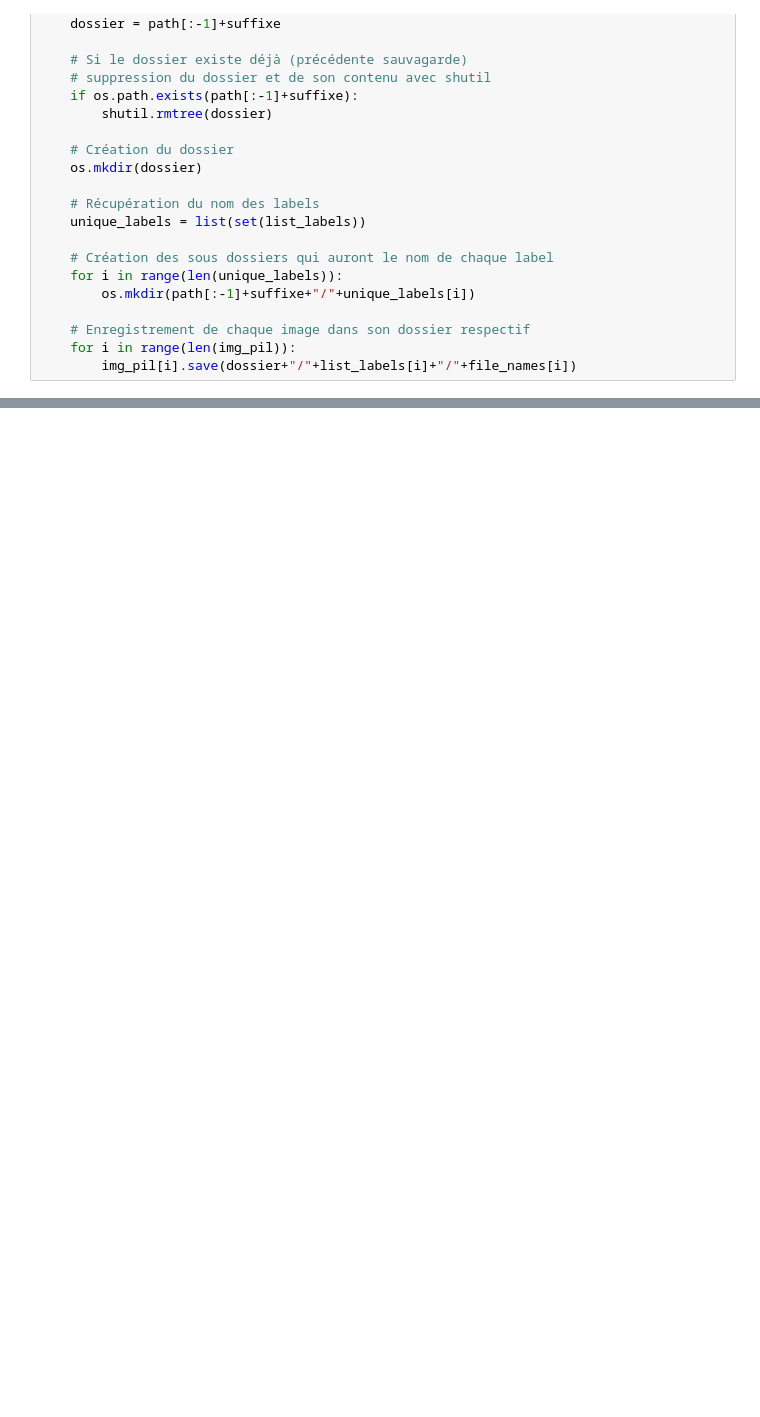
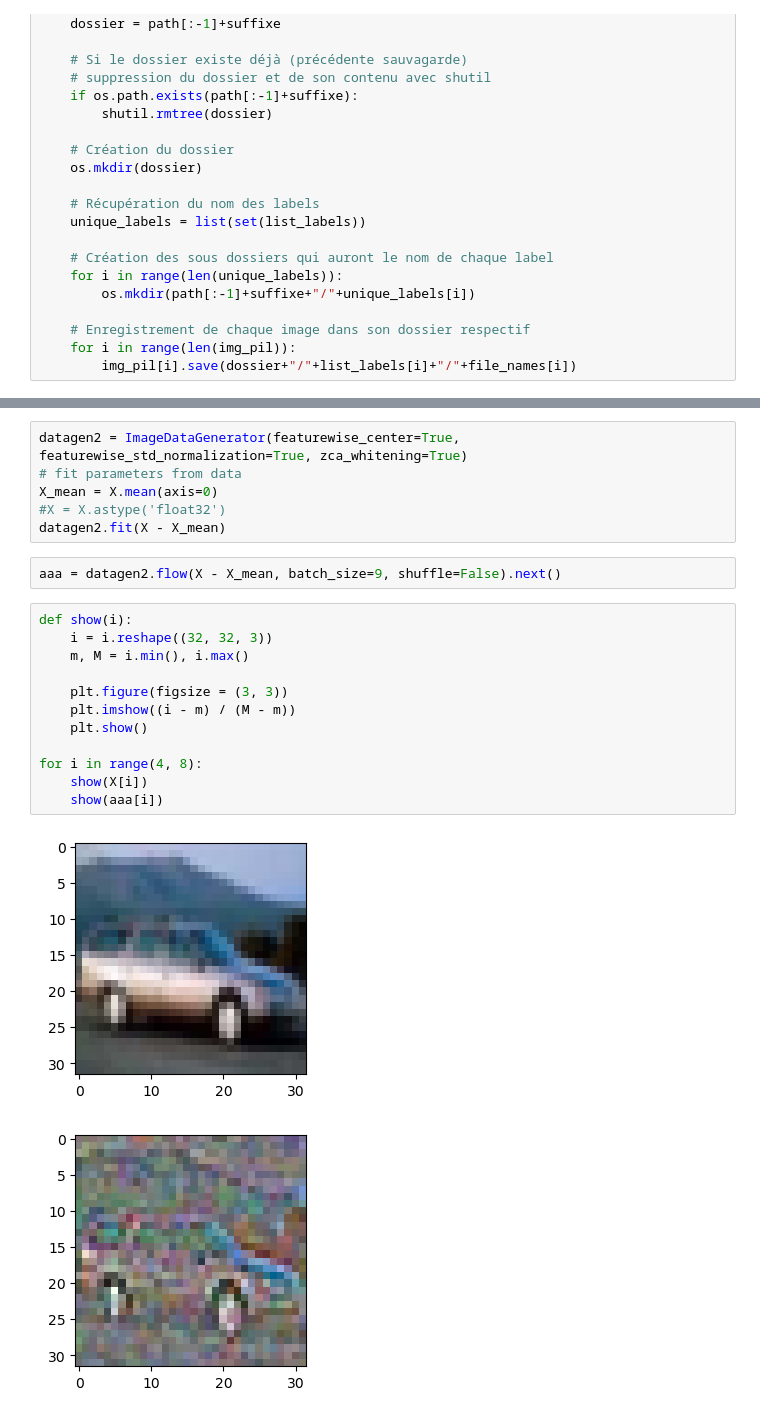
Before and after one commit to BiGHeaDMaX/Identifier-Races-Chiens-avec-TensorFlow, a Jupyter notebook: 01 - Analyse et prétraitements.ipynb, the cells around one changed output, grey strips where cells are left out. Cells and saved outputs as stored; diff of their text form; blank space fills up the shorter version.

```diff
--- a/01 - Analyse et prétraitements.ipynb
+++ b/01 - Analyse et prétraitements.ipynb
@@ -138,0 +185,23 @@ if save_file:
+# %%
+datagen2 = ImageDataGenerator(featurewise_center=True, featurewise_std_normalization=True, zca_whitening=True)
+# fit parameters from data
+X_mean = X.mean(axis=0)
+#X = X.astype('float32')
+datagen2.fit(X - X_mean)
+# %%
+aaa = datagen2.flow(X - X_mean, batch_size=9, shuffle=False).next()
+# %%
+def show(i):
+    i = i.reshape((32, 32, 3))
+    m, M = i.min(), i.max()
+
+    plt.figure(figsize = (3, 3))
+    plt.imshow((i - m) / (M - m))
+    plt.show()
+
+for i in range(4, 8):
+    show(X[i])
+    show(aaa[i])
+# %% [output]
+[figure, added]
+[figure, added]
```
Also changed, not shown: parts of 14 cells of this notebook.
